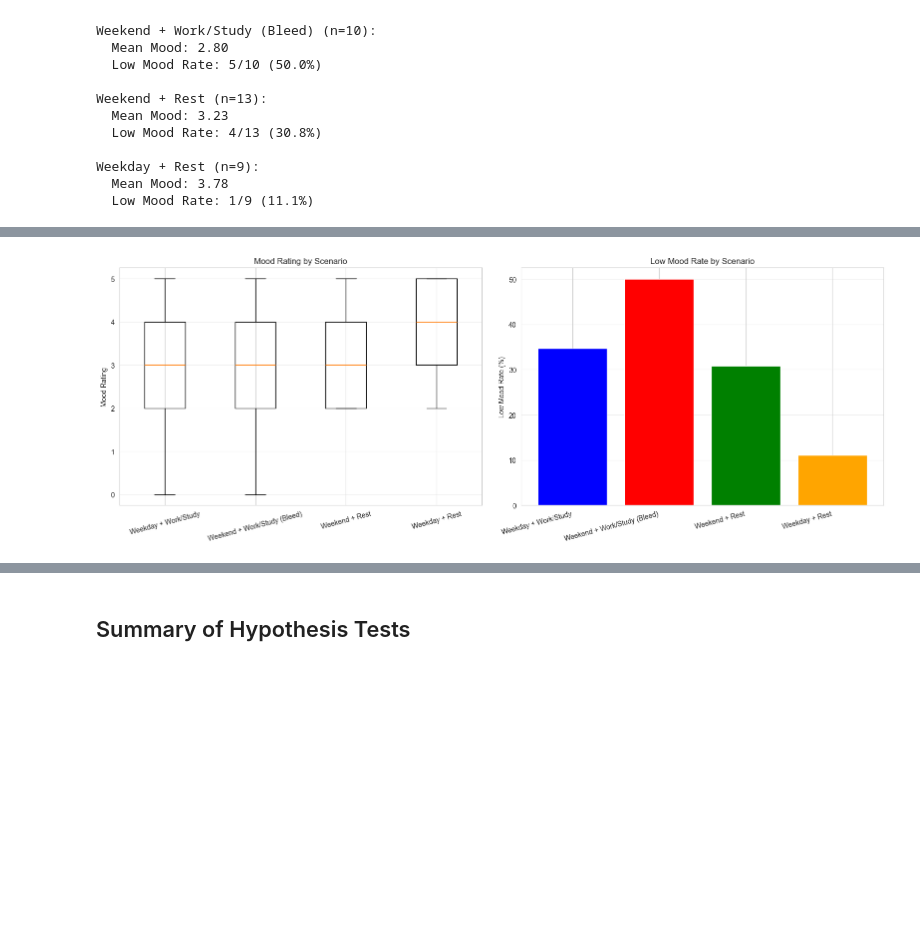
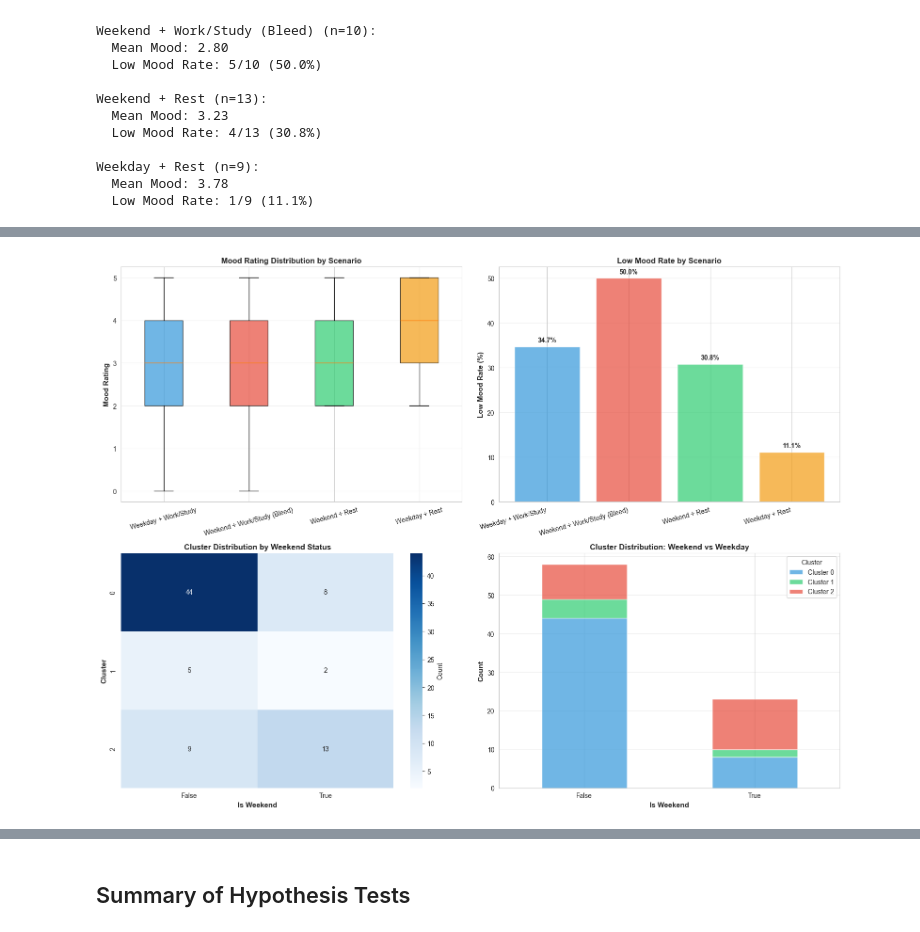
Before and after one commit to badong0/DataScience_Final_Project, a Jupyter notebook: 3hypothesis_testing.ipynb, the cells around one changed output, grey strips where cells are left out. Cells and saved outputs as stored; diff of their text form; code cells hidden in the pictures; blank space fills up the shorter version.

```diff
--- a/3hypothesis_testing.ipynb
+++ b/3hypothesis_testing.ipynb
@@ -373,42 +494,70 @@ Weekday + Rest (n=9):
   Mean Mood: 3.78
   Low Mood Rate: 1/9 (11.1%)
 # %%
-# Statistical test: Compare mood between Weekend+Bleed vs Weekend+Rest
-weekend_bleed_mood = df[df['Weekend_Bleed']]['Mood_Rating'].values
-weekend_rest_mood = df[df['Is_Weekend'] & ~df['Work_Study_Profile']]['Mood_Rating'].values
+# Enhanced Visualizations for Hypothesis 5.3: Weekend Bleed Effect
+fig, axes = plt.subplots(2, 2, figsize=(16, 12))
 
-if len(weekend_bleed_mood) > 0 and len(weekend_rest_mood) > 0:
-    t_stat, p_value = stats.ttest_ind(weekend_bleed_mood, weekend_rest_mood)
+# Figure 1: Mood Rating by Scenario (Box Plot)
+scenario_moods = [df[mask]['Mood_Rating'].values for mask in scenarios.values()]
+bp1 = axes[0, 0].boxplot(scenario_moods, labels=list(scenarios.keys()), patch_artist=True)
+colors_scenario = ['#3498db', '#e74c3c', '#2ecc71', '#f39c12']
+for patch, color in zip(bp1['boxes'], colors_scenario):
+    patch.set_facecolor(color)
+    patch.set_alpha(0.7)
+axes[0, 0].set_ylabel('Mood Rating', fontsize=11, fontweight='bold')
+axes[0, 0].set_title('Mood Rating Distribution by Scenario', fontsize=12, fontweight='bold')
+axes[0, 0].tick_params(axis='x', rotation=15)
+axes[0, 0].grid(axis='y', alpha=0.3)
 
-    print("\nStatistical Test: Weekend Bleed vs Weekend Rest")
-    print("="*60)
-    print(f"Weekend + Work/Study Mood: {weekend_bleed_mood.mean():.2f} ± {weekend_bleed_mood.std():.2f}")
-    print(f"Weekend + Rest Mood: {weekend_rest_mood.mean():.2f} ± {weekend_rest_mood.std():.2f}")
-    print(f"\nT-test:")
-    print(f"  T-statistic: {t_stat:.4f}")
-    print(f"  P-value: {p_value:.4f}")
-    print(f"  Interpretation: {'Significant' if p_value < 0.05 else 'Not significant'} difference (α=0.05)")
+# Figure 2: Low Mood Rate by Scenario (Bar Chart)
+low_mood_rates = [df[mask]['Low_Mood'].mean() * 100 for mask in scenarios.values()]
+bars = axes[0, 1].bar(range(len(scenarios)), low_mood_rates, color=colors_scenario, alpha=0.7)
+axes[0, 1].set_xticks(range(len(scenarios)))
+axes[0, 1].set_xticklabels(list(scenarios.keys()), rotation=15, ha='right')
+axes[0, 1].set_ylabel('Low Mood Rate (%)', fontsize=11, fontweight='bold')
+axes[0, 1].set_title('Low Mood Rate by Scenario', fontsize=12, fontweight='bold')
+axes[0, 1].grid(axis='y', alpha=0.3)
+for j, (bar, rate) in enumerate(zip(bars, low_mood_rates)):
+    axes[0, 1].text(bar.get_x() + bar.get_width()/2, rate + 1,
+                    f'{rate:.1f}%', ha='center', fontweight='bold')
 
-# Visualize
-fig, axes = plt.subplots(1, 2, figsize=(16, 6))
+# Figure 3: Heatmap - Cluster vs Weekend Status
+crosstab_weekend = pd.crosstab(df['KMeans_Cluster'], df['Is_Weekend'],
+                               rownames=['Cluster'], colnames=['Is Weekend'])
+sns.heatmap(crosstab_weekend, annot=True, fmt='d', cmap='Blues', ax=axes[1, 0],
+            cbar_kws={'label': 'Count'})
+axes[1, 0].set_title('Cluster Distribution by Weekend Status', fontsize=12, fontweight='bold')
+axes[1, 0].set_xlabel('Is Weekend', fontsize=11, fontweight='bold')
+axes[1, 0].set_ylabel('Cluster', fontsize=11, fontweight='bold')
 
-# Plot 1: Mood by scenario
-scenario_moods = [df[mask]['Mood_Rating'].values for mask in scenarios.values()]
-axes[0].boxplot(scenario_moods, labels=list(scenarios.keys()))
-axes[0].set_ylabel('Mood Rating')
-axes[0].set_title('Mood Rating by Scenario')
-axes[0].tick_params(axis='x', rotation=15)
-axes[0].grid(axis='y', alpha=0.3)
-
-# Plot 2: Low Mood rate by scenario
-low_mood_rates = [df[mask]['Low_Mood'].mean() * 100 for mask in scenarios.values()]
-axes[1].bar(range(len(scenarios)), low_mood_rates, color=['blue', 'red', 'green', 'orange'])
-axes[1].set_xticks(range(len(scenarios)))
-axes[1].set_xticklabels(list(scenarios.keys()), rotation=15, ha='right')
-axes[1].set_ylabel('Low Mood Rate (%)')
-axes[1].set_title('Low Mood Rate by Scenario')
-axes[1].grid(axis='y', alpha=0.3)
+# Figure 4: Stacked Bar Chart - Weekend vs Weekday by Cluster
+weekend_cluster = pd.crosstab(df['Is_Weekend'], df['KMeans_Cluster'])
+weekend_cluster.plot(kind='bar', stacked=True, ax=axes[1, 1],
+                     color=['#3498db', '#2ecc71', '#e74c3c'], alpha=0.7)
+axes[1, 1].set_title('Cluster Distribution: Weekend vs Weekday', fontsize=12, fontweight='bold')
+axes[1, 1].set_xlabel('Is Weekend', fontsize=11, fontweight='bold')
+axes[1, 1].set_ylabel('Count', fontsize=11, fontweight='bold')
+axes[1, 1].legend(title='Cluster', labels=['Cluster 0', 'Cluster 1', 'Cluster 2'])
+axes[1, 1].tick_params(axis='x', rotation=0)
+axes[1, 1].grid(axis='y', alpha=0.3)
 
 plt.tight_layout()
 plt.show()
+
+# Additional Figure: Time Series showing Weekend Bleed Pattern
+fig, ax = plt.subplots(figsize=(16, 6))
+df_sorted = df.sort_values('Date').copy()
+ax.plot(df_sorted['Date'], df_sorted['Work_Study_Profile'].astype(int),
+        marker='o', markersize=4, linestyle='-', linewidth=1,
+        label='Work/Study Profile', color='#e74c3c', alpha=0.7)
+ax.fill_between(df_sorted['Date'], 0, df_sorted['Is_Weekend'].astype(int),
+                alpha=0.2, color='yellow', label='Weekend')
+ax.set_xlabel('Date', fontsize=12, fontweight='bold')
+ax.set_ylabel('Work/Study Profile (1=Yes, 0=No)', fontsize=11, fontweight='bold')
+ax.set_title('Weekend Bleed Effect: Work/Study Profiles Over Time', fontsize=13, fontweight='bold')
+ax.legend(loc='upper left')
+ax.grid(alpha=0.3)
+plt.xticks(rotation=45, ha='right')
+plt.tight_layout()
+plt.show()
 # %% [output]
@@ -424 +564 @@ T-test:
-[figure, old version]
+[figure, new version]
```
Also changed, not shown: parts of 4 cells of this notebook, 7 other files.
